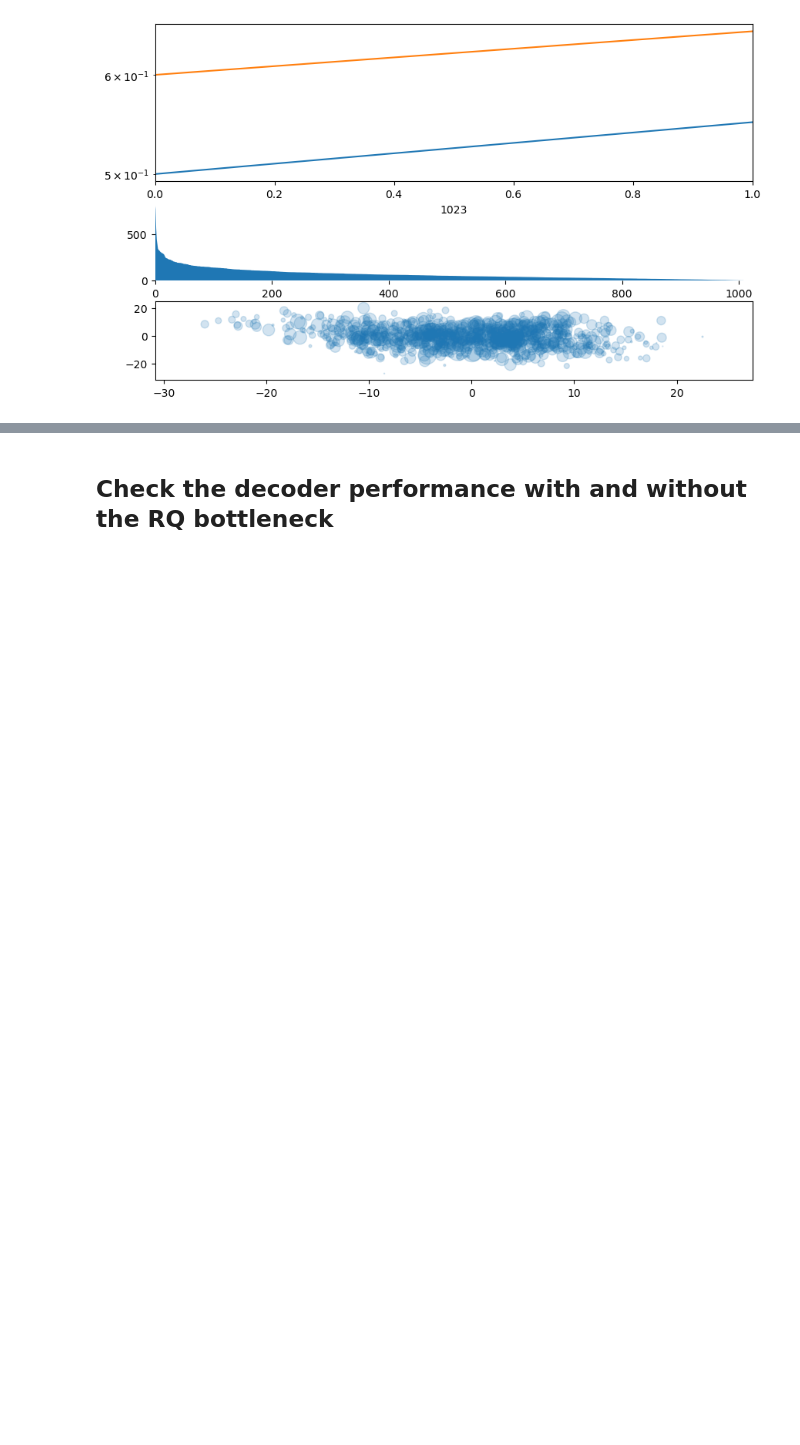
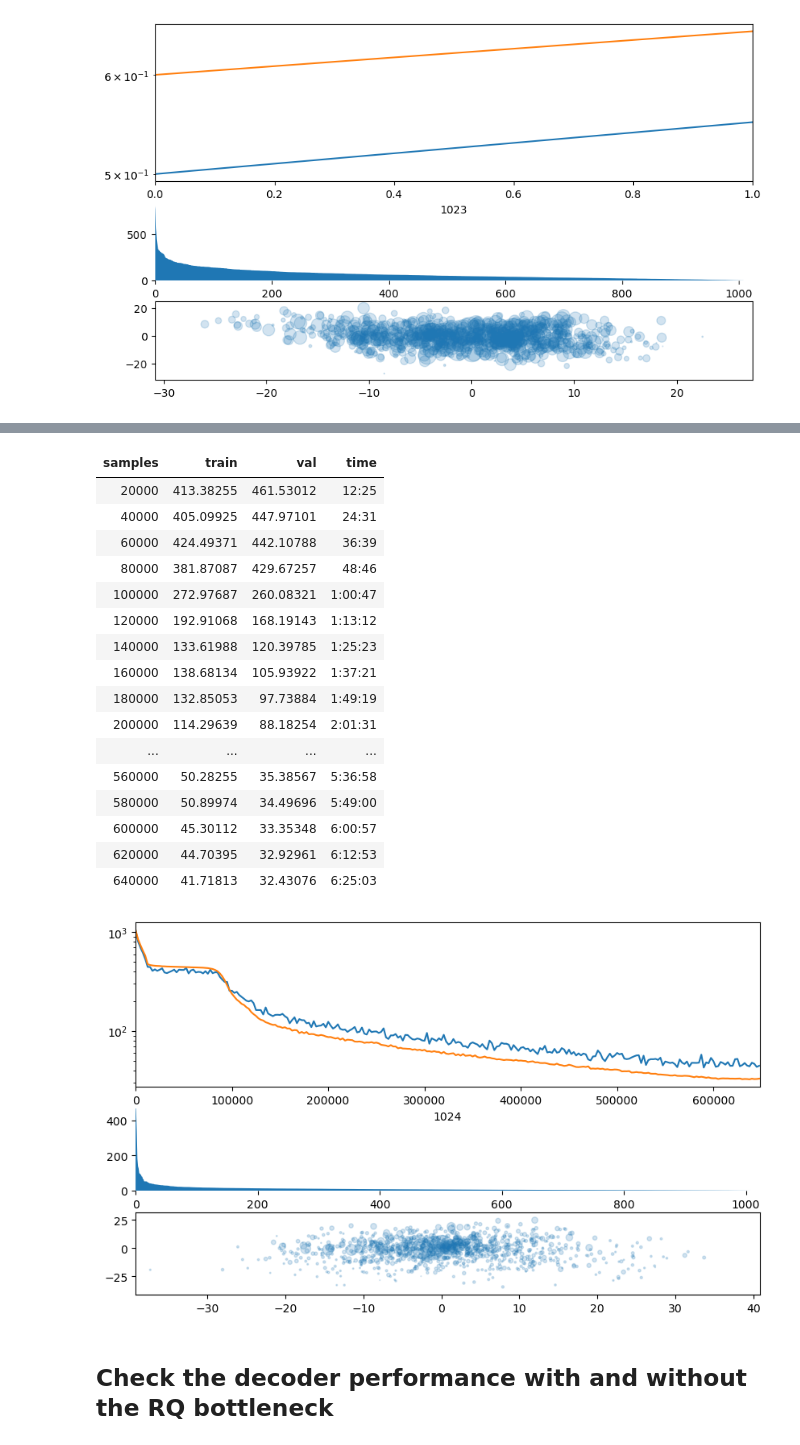
Before and after one commit to collabora/WhisperSpeech, a Jupyter notebook: nbs/2F. Residual (RQ) semantic token extraction model.ipynb, the cells around one changed output, grey strips where cells are left out. Drawn from its saved outputs; the diff is of its cells as text; code cells hidden in the pictures; blank space fills up the shorter version.

```diff
--- a/nbs/2F. Residual (RQ) semantic token extraction model.ipynb
+++ b/nbs/2F. Residual (RQ) semantic token extraction model.ipynb
@@ -91,5 +133,5 @@ data[:124]
 # %%
-val_data, train_data = data[:124], data[124:]
-val_ds = SADataset(val_data, '/mnt/whisper-distil/')
+val_data, train_data = data[:298], data[298:130000]
+val_ds = SADataset(val_data)
 val_ds
 # %% [output]
@@ -97,4 +139,4 @@ Dataset: 124 samples, 558000 Stokens, 1.0 hours)
 # %%
-train_ds = SADataset(train_data, '/mnt/whisper-distil/')
+train_ds = SADataset(train_data)
 train_ds
 # %% [output]
@@ -364 +372,28 @@ def glue_tensors(x, prefix=None, suffix=None, dim=-2):
+# %%
+#| exporti
+# the model
+import whisper
+from torch import nn
+from vector_quantize_pytorch import ResidualVQ
+
+class LayerNorm(nn.LayerNorm):
+    def forward(self, x):
+        return super().forward(x.float()).type(x.dtype)
+
+def sinusoids(length, channels, max_timescale=10000):
+    """Returns sinusoids for positional embedding"""
+    assert channels % 2 == 0
+    log_timescale_increment = np.log(max_timescale) / (channels // 2 - 1)
+    inv_timescales = torch.exp(-log_timescale_increment * torch.arange(channels // 2))
+    scaled_time = torch.arange(length)[:, np.newaxis] * inv_timescales[np.newaxis, :]
+    return torch.cat([torch.sin(scaled_time), torch.cos(scaled_time)], dim=1)
+
+def init_transformer(m):
+    if isinstance(m, (nn.Linear, nn.Embedding)):
+        torch.nn.init.trunc_normal_(m.weight, std=.02)
+        if isinstance(m, nn.Linear) and m.bias is not None:
+            torch.nn.init.constant_(m.bias, 0)
+    elif isinstance(m, nn.LayerNorm):
+        torch.nn.init.constant_(m.bias, 0)
+        torch.nn.init.constant_(m.weight, 1.0)
 # %%
@@ -438,6 +465,0 @@ class RQBottleneckTransformer(nn.Module):
-# %%
-# with positional embeddings, 10 bit bottleneck (1 quantizer, 1024 codes)
-vqmodel = RQBottleneckTransformer(codebook_dim=16, vq_codes=1024, q_depth=1, n_head=6, depth=1,
-                                  threshold_ema_dead_code=0.1).cuda()
-train("svq", vqmodel, train_ds, val_ds, epochs=10, lr=8e-4, warmup_mul=1e-3, warmup=10000,
-      run_valid_every_iters=1000, table_row_every_iters=20000)
@@ -482,0 +470,7 @@ KeyboardInterrupt:
+# %%
+# with positional embeddings, 10 bit bottleneck (1 quantizer, 1024 codes)
+vqmodel = RQBottleneckTransformer(codebook_dim=16, vq_codes=1024, q_depth=1, n_head=6, depth=1,
+                                  threshold_ema_dead_code=0.1).cuda()
+train("svq", vqmodel, train_ds, val_ds, bs=8, epochs=5, lr=8e-4, warmup_mul=1e-3, warmup=10000,
+      run_valid_every_iters=2500, table_row_every_iters=20000)
+# %% [output]
@@ -482,0 +478,18 @@ KeyboardInterrupt:
+| samples | train | val | time |
+| 20000 | 413.38255 | 461.53012 | 12:25 |
+| 40000 | 405.09925 | 447.97101 | 24:31 |
+| 60000 | 424.49371 | 442.10788 | 36:39 |
+| 80000 | 381.87087 | 429.67257 | 48:46 |
+| 100000 | 272.97687 | 260.08321 | 1:00:47 |
+| 120000 | 192.91068 | 168.19143 | 1:13:12 |
+| 140000 | 133.61988 | 120.39785 | 1:25:23 |
+| 160000 | 138.68134 | 105.93922 | 1:37:21 |
+| 180000 | 132.85053 | 97.73884 | 1:49:19 |
+| 200000 | 114.29639 | 88.18254 | 2:01:31 |
+| ... | ... | ... | ... |
+| 560000 | 50.28255 | 35.38567 | 5:36:58 |
+| 580000 | 50.89974 | 34.49696 | 5:49:00 |
+| 600000 | 45.30112 | 33.35348 | 6:00:57 |
+| 620000 | 44.70395 | 32.92961 | 6:12:53 |
+| 640000 | 41.71813 | 32.43076 | 6:25:03 |
+[figure, added]
```
Also changed, not shown: parts of 54 cells of this notebook, 7 other files.
